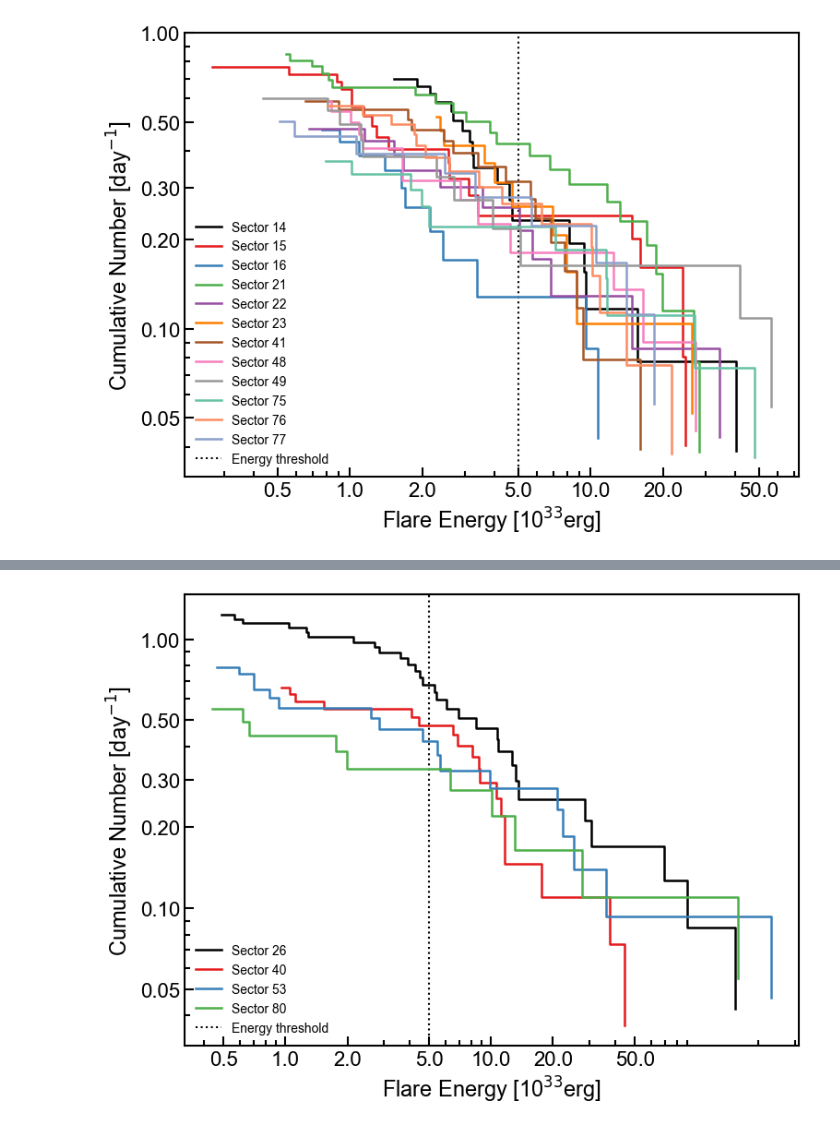
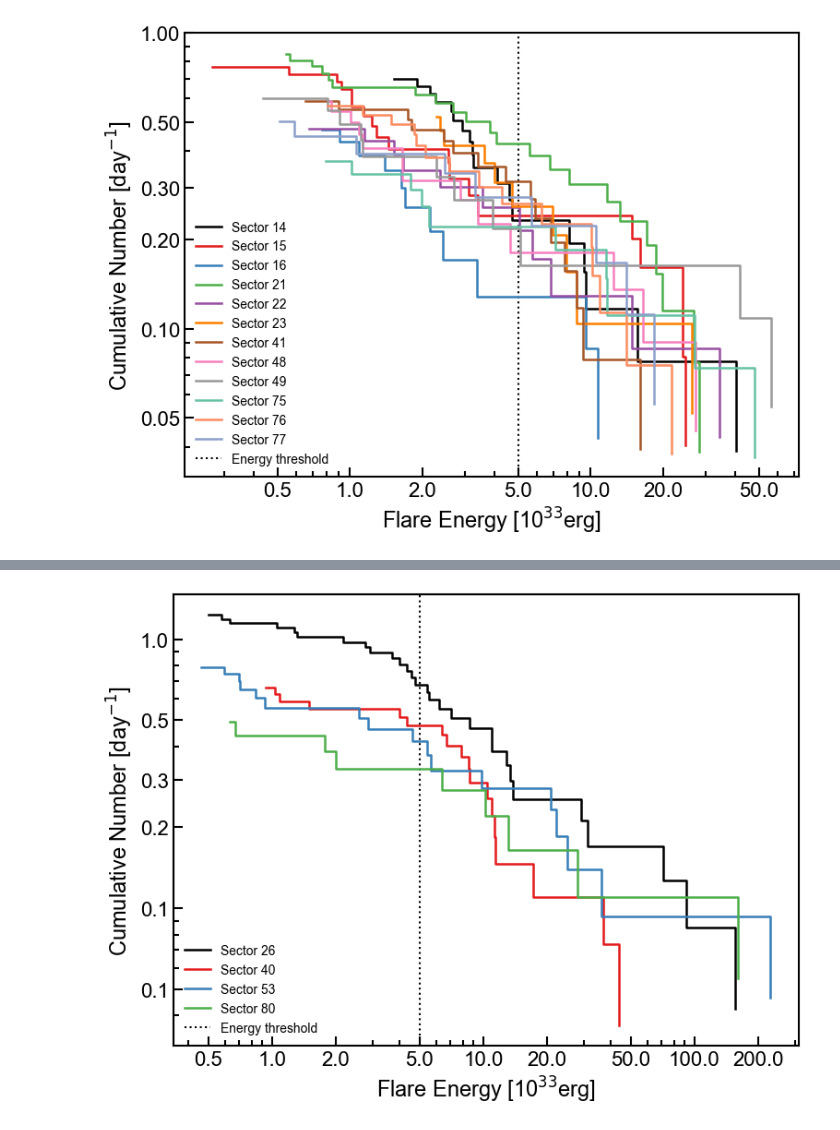
Before and after one commit to yama662607/kyoto-flare-detection, a Jupyter notebook: notebooks/flare_create_graphs.ipynb, the cells around one changed output, grey strips where cells are left out. Drawn from its saved outputs; the diff is of its cells as text; code cells hidden in the pictures.

```diff
--- a/notebooks/flare_create_graphs.ipynb
+++ b/notebooks/flare_create_graphs.ipynb
@@ -560,7 +560,7 @@ if 'DS_Tuc_A' in all_stars_detectors:
     ax.set_ylabel(r'Cumulative Number [day$^{-1}$]', fontsize=17)
     ax.tick_params(labelsize=16)
     ax.axvline(x=5, color='black', linestyle='dotted', linewidth=1.5, label='Energy threshold', zorder=0)
-    ax.set_xticks([0.5, 1.0, 2.0, 5.0, 10.0, 20.0, 50.0])
+    ax.set_xticks([0.5, 1.0, 2.0, 5.0, 10.0, 20.0, 50.0, 100.0, 200.0])
     ax.xaxis.set_major_formatter(mticker.FormatStrFormatter('%.1f'))
     ax.xaxis.set_minor_formatter(mticker.NullFormatter())
     ax.set_yticks([0.05, 0.1, 0.2, 0.3, 0.5, 1])
@@ -575,10 +575,27 @@ if 'DS_Tuc_A' in all_stars_detectors:
 # %%
 # Cumulative Flare Energy - V889 Her
 
+# ===============================
+# Publication Style Settings (Synced with legacy/flare_notebook.ipynb)
+# ===============================
+plt.rcParams['xtick.major.width'] = 1.5
+plt.rcParams['ytick.major.width'] = 1.5
+plt.rcParams['axes.linewidth'] = 1.5
+plt.rcParams['xtick.major.size'] = 7
+plt.rcParams['ytick.major.size'] = 7
+plt.rcParams["xtick.minor.visible"] = True
+plt.rcParams["ytick.minor.visible"] = True
+plt.rcParams['xtick.minor.width'] = 1.5
+plt.rcParams['ytick.minor.width'] = 1.5
+plt.rcParams['xtick.direction'] = 'in'
+plt.rcParams['ytick.direction'] = 'in'
+plt.rcParams['font.family'] = 'Arial'
+plt.rcParams['pdf.fonttype'] = 42
+plt.rcParams['ps.fonttype'] = 42
+
+# Synced colors with legacy
 colors_cum = [
-    '#000000', '#E41A1C', '#377EB8', '#4DAF4A',
-    '#984EA3', '#FF7F00', '#A65628', '#F781BF',
-    '#999999', '#66C2A5', '#FC8D62', '#8DA0CB',
+    "#000000", "#E41A1C", "#377EB8", "#4DAF4A"
 ]
 
 fig, ax = plt.subplots(figsize=(8, 6))
@@ -592,33 +609,38 @@ if 'V889_Her' in all_stars_detectors:
 
         color = colors_cum[i % len(colors_cum)]
         energy_cor = np.sort(det.energy)
         cumenergy = np.array([len(energy_cor) - j for j in range(len(energy_cor))])
         rate = cumenergy / det.precise_obs_time
 
         # det_name is 'detector_s0001' -> 'Sector 1'
         try:
             s = det_name.split('_')[-1]  # 's0001'
             sector_num = int(s[1:])  # 1
             label = f'Sector {sector_num}'
         except:
             label = det_name
 
         ax.step(energy_cor / 1e33, rate, where='post', color=color, linewidth=1.8, label=label)
 
     ax.set_xscale('log'); ax.set_yscale('log')
     ax.set_xlabel(r'Flare Energy [10$^{33}$erg]', fontsize=17)
     ax.set_ylabel(r'Cumulative Number [day$^{-1}$]', fontsize=17)
     ax.tick_params(labelsize=16)
+
     ax.axvline(x=5, color='black', linestyle='dotted', linewidth=1.5, label='Energy threshold', zorder=0)
-    ax.set_xticks([0.5, 1.0, 2.0, 5.0, 10.0, 20.0, 50.0])
+
+    # Synced ticks and formatters with legacy
+    ax.set_xticks([0.5, 1.0, 2.0, 5.0, 10.0, 20.0, 50.0, 100, 200])
     ax.xaxis.set_major_formatter(mticker.FormatStrFormatter('%.1f'))
     ax.xaxis.set_minor_formatter(mticker.NullFormatter())
+
     ax.set_yticks([0.05, 0.1, 0.2, 0.3, 0.5, 1])
-    ax.yaxis.set_major_formatter(mticker.FormatStrFormatter('%.2f'))
+    ax.yaxis.set_major_formatter(mticker.FormatStrFormatter('%.1f')) # Changed from %.2f to match legacy
+
     leg = ax.legend(loc='lower left', fontsize=10, frameon=True)
     leg.get_frame().set_alpha(0)
     plt.tight_layout()
     plt.savefig(output_dir / 'flare_cumenergy_V889Her.pdf', format='pdf', bbox_inches='tight')
     plt.show()
 # %% [output]
-[figure, old version]
+[figure, new version]
```
Also changed, not shown: parts of 6 cells of this notebook, 2 other files.
